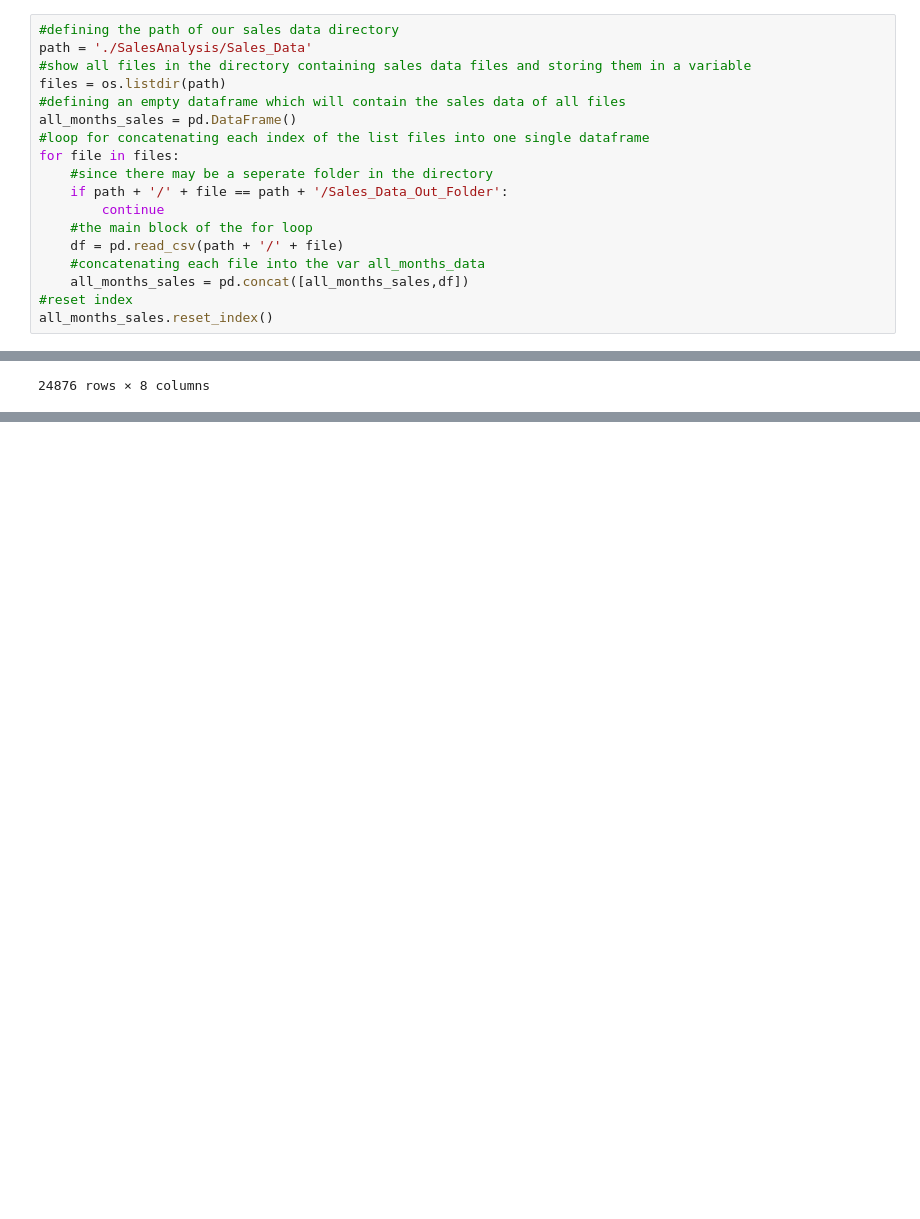
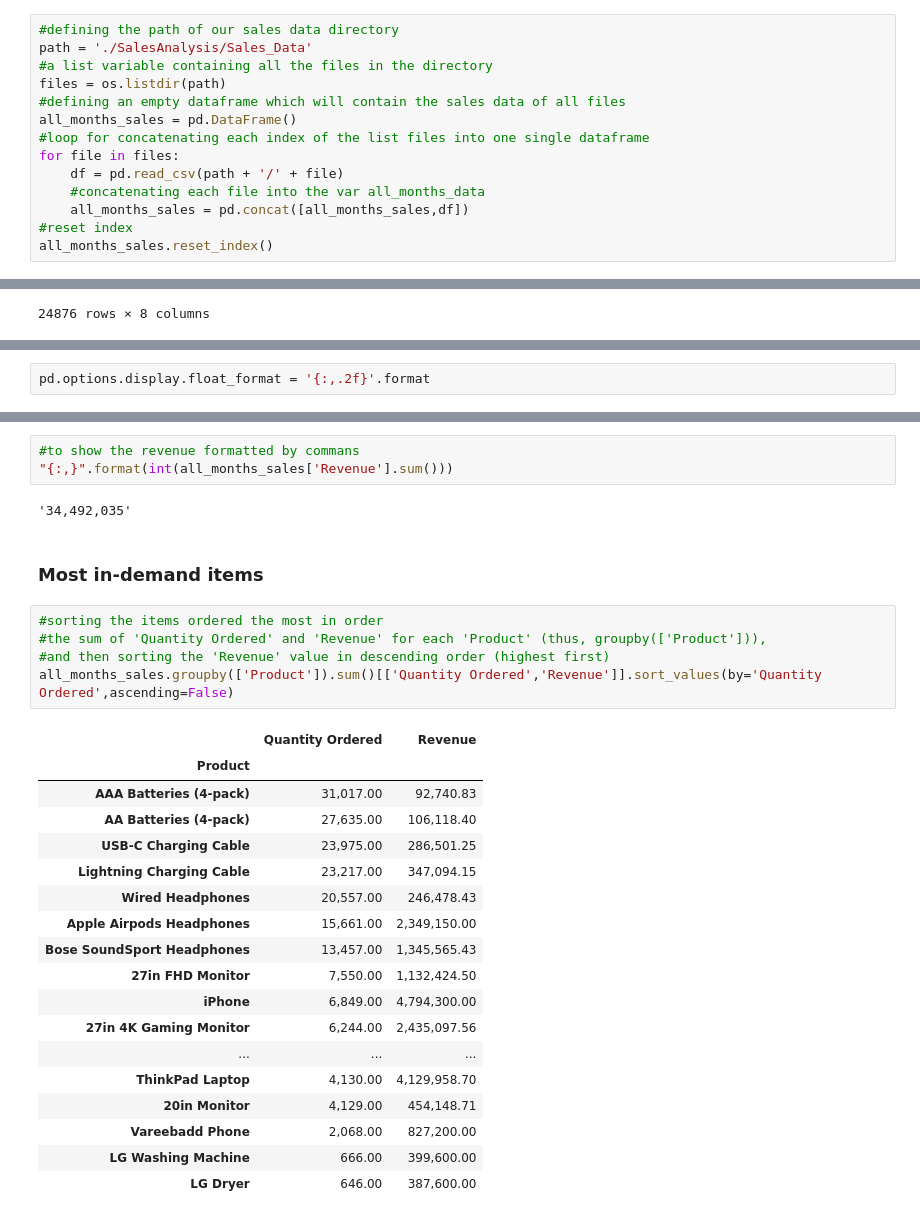
Before and after one commit to Saminyead/Location-wise-Sales-Data-from-Non-uniform-Address-Formats, a Jupyter notebook: Comparing_to_public_dataset.ipynb, the cells around one changed output, grey strips where cells are left out. Saved outputs shown, nothing was run; the diff lists cells and outputs as text; blank space fills up the shorter version.

Commit message:
Getting to data analysis
Answering some questions from the dataset.

```diff
--- a/Comparing_to_public_dataset.ipynb
+++ b/Comparing_to_public_dataset.ipynb
@@ -5,16 +5,12 @@ import os
 # %%
 #defining the path of our sales data directory
 path = './SalesAnalysis/Sales_Data'
-#show all files in the directory containing sales data files and storing them in a variable
+#a list variable containing all the files in the directory
 files = os.listdir(path)
 #defining an empty dataframe which will contain the sales data of all files
 all_months_sales = pd.DataFrame()
 #loop for concatenating each index of the list files into one single dataframe
 for file in files:
-    #since there may be a seperate folder in the directory
-    if path + '/' + file == path + '/Sales_Data_Out_Folder':
-        continue
-    #the main block of the for loop
     df = pd.read_csv(path + '/' + file)
     #concatenating each file into the var all_months_data
     all_months_sales = pd.concat([all_months_sales,df])
@@ -469,0 +254,2 @@ df_april_sales['Product'].nunique()
+# %%
+pd.options.display.float_format = '{:,.2f}'.format
@@ -469,0 +295,31 @@ df_april_sales['Product'].nunique()
+# %%
+#to show the revenue formatted by commans
+"{:,}".format(int(all_months_sales['Revenue'].sum()))
+# %% [output]
+'34,492,035'
+# %% [markdown]
+### Most in-demand items
+# %%
+#sorting the items ordered the most in order
+#the sum of 'Quantity Ordered' and 'Revenue' for each 'Product' (thus, groupby(['Product'])),
+#and then sorting the 'Revenue' value in descending order (highest first)
+all_months_sales.groupby(['Product']).sum()[['Quantity Ordered','Revenue']].sort_values(by='Quantity Ordered',ascending=False)
+# %% [output]
+|  | Quantity Ordered | Revenue |
+| Product |  |  |
+| AAA Batteries (4-pack) | 31,017.00 | 92,740.83 |
+| AA Batteries (4-pack) | 27,635.00 | 106,118.40 |
+| USB-C Charging Cable | 23,975.00 | 286,501.25 |
+| Lightning Charging Cable | 23,217.00 | 347,094.15 |
+| Wired Headphones | 20,557.00 | 246,478.43 |
+| Apple Airpods Headphones | 15,661.00 | 2,349,150.00 |
+| Bose SoundSport Headphones | 13,457.00 | 1,345,565.43 |
+| 27in FHD Monitor | 7,550.00 | 1,132,424.50 |
+| iPhone | 6,849.00 | 4,794,300.00 |
+| 27in 4K Gaming Monitor | 6,244.00 | 2,435,097.56 |
+| ... | ... | ... |
+| ThinkPad Laptop | 4,130.00 | 4,129,958.70 |
+| 20in Monitor | 4,129.00 | 454,148.71 |
+| Vareebadd Phone | 2,068.00 | 827,200.00 |
+| LG Washing Machine | 666.00 | 399,600.00 |
+| LG Dryer | 646.00 | 387,600.00 |
```
Also changed, not shown: parts of 43 cells of this notebook.
